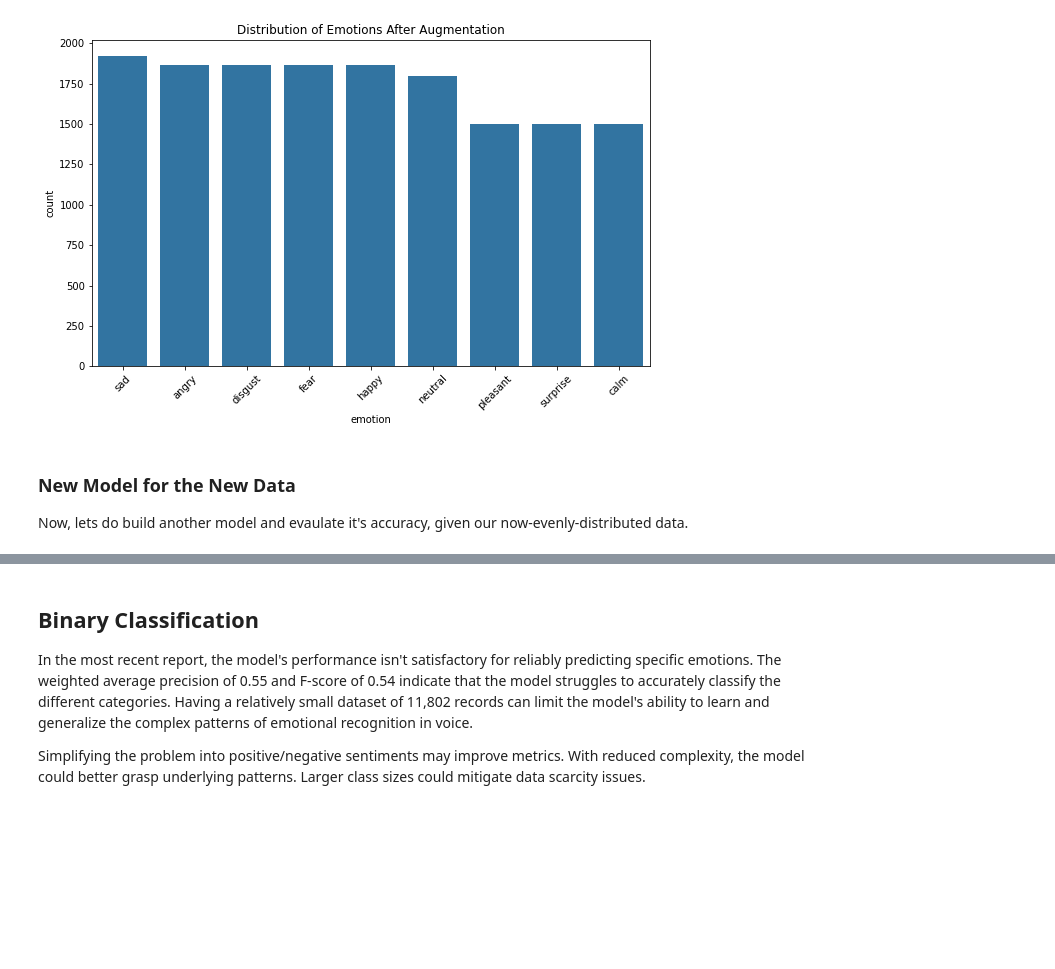
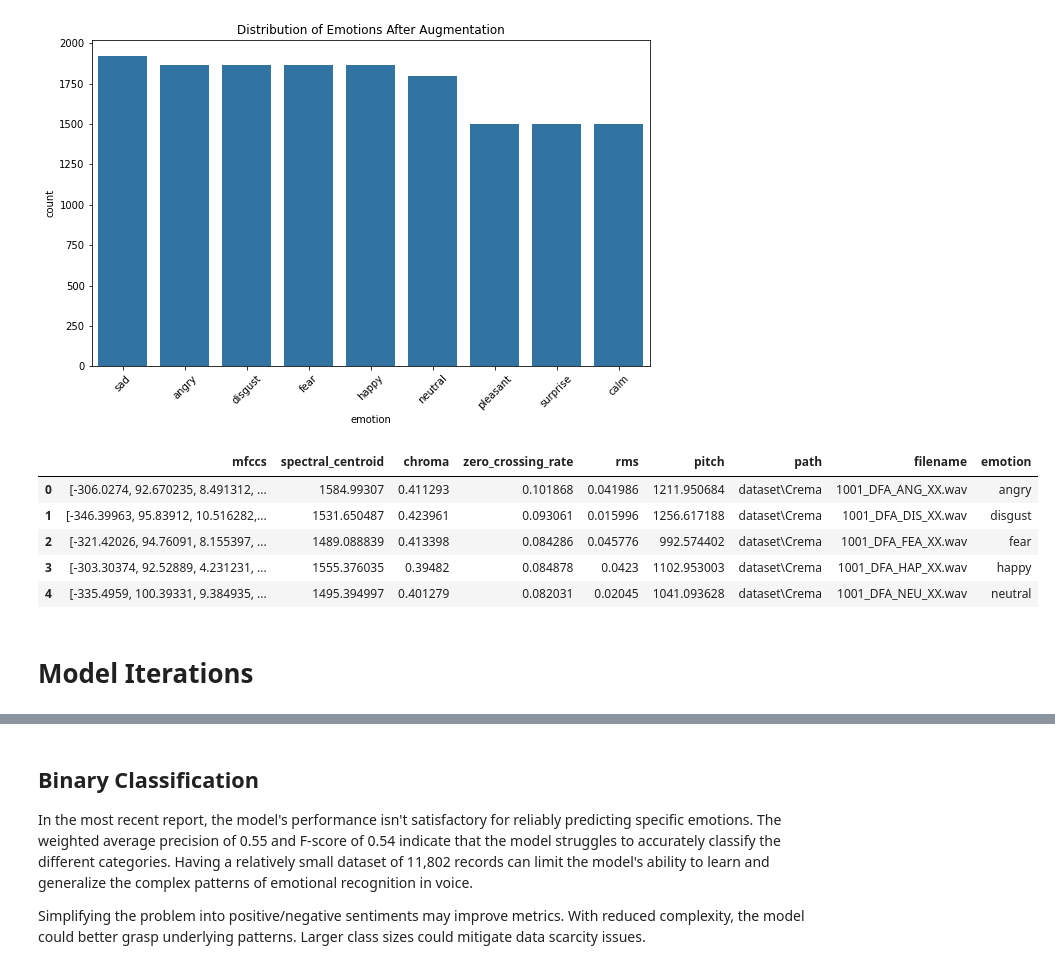
Before and after one commit to woodenikki/detecting-emotion-in-voice, a Jupyter notebook: notebook.ipynb, the cells around one changed output, grey strips where cells are left out. Saved outputs shown, nothing was run; the diff lists cells and outputs as text; code cells hidden in the pictures; blank space fills up the shorter version.

```diff
--- a/notebook.ipynb
+++ b/notebook.ipynb
@@ -878,7 +890,14 @@ plt.show()
 #  (to balance this underrepresented class from the larger class group)
 # %% [output]
 [figure]
-# %% [markdown]
-### New Model for the New Data
-
-Now, lets do build another model and evaulate it's accuracy, given our now-evenly-distributed data.
+# %%
+eval_aug_data.head()
+# %% [output]
+|  | mfccs | spectral_centroid | chroma | zero_crossing_rate | rms | pitch | path | filename | emotion |
+| 0 | [-306.0274, 92.670235, 8.491312, ... | 1584.99307 | 0.411293 | 0.101868 | 0.041986 | 1211.950684 | dataset\Crema | 1001_DFA_ANG_XX.wav | angry |
+| 1 | [-346.39963, 95.83912, 10.516282,... | 1531.650487 | 0.423961 | 0.093061 | 0.015996 | 1256.617188 | dataset\Crema | 1001_DFA_DIS_XX.wav | disgust |
+| 2 | [-321.42026, 94.76091, 8.155397, ... | 1489.088839 | 0.413398 | 0.084286 | 0.045776 | 992.574402 | dataset\Crema | 1001_DFA_FEA_XX.wav | fear |
+| 3 | [-303.30374, 92.52889, 4.231231, ... | 1555.376035 | 0.39482 | 0.084878 | 0.0423 | 1102.953003 | dataset\Crema | 1001_DFA_HAP_XX.wav | happy |
+| 4 | [-335.4959, 100.39331, 9.384935, ... | 1495.394997 | 0.401279 | 0.082031 | 0.02045 | 1041.093628 | dataset\Crema | 1001_DFA_NEU_XX.wav | neutral |
+# %% [markdown]
+# Model Iterations
```
Also changed, not shown: parts of 29 cells of this notebook.
